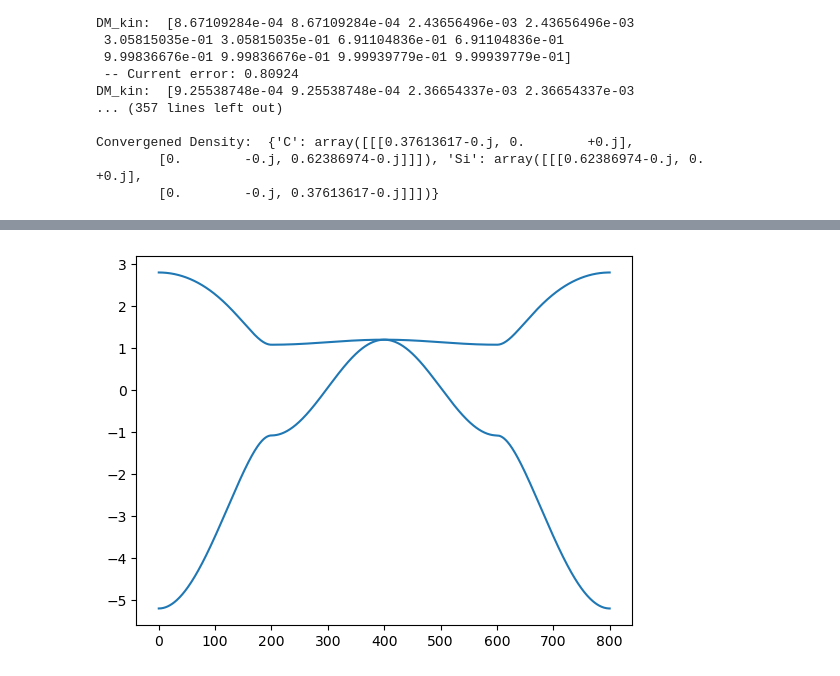
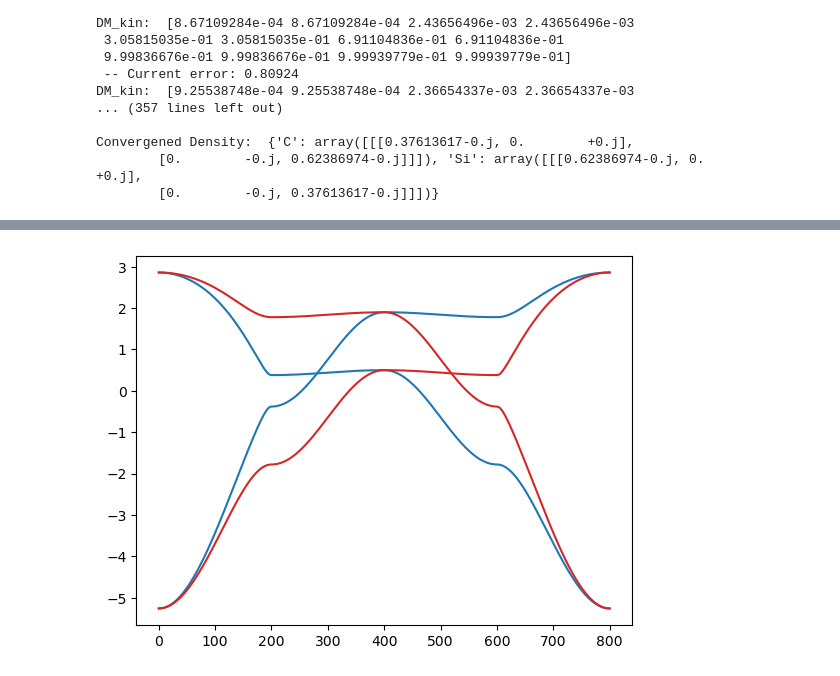
Before and after one commit to floatingCatty/Hubbard, a Jupyter notebook: alter_mag.ipynb, the cells around one changed output, grey strips where cells are left out. Drawn from its saved outputs; the diff is of its cells as text; code cells hidden in the pictures.

```diff
--- a/alter_mag.ipynb
+++ b/alter_mag.ipynb
@@ -305,29 +285,38 @@ plt.show()
 # %%
-import torch
+import numpy as np
 
-kpoints = data["kpoint"]
+kpoints, xpath, _ = abacus_kpath(
+    atoms,
+    np.array([
+        [0,0,0,200],
+        [-0.25,0.25,0,200],
+        [0.0,0.5,0,200],
+        [0.25,0.25,0,200],
+        [0,0,0,1]
+    ])
+    )
 U = 3.5
 deltam=0.2
 
-H_up = torch.stack([
-    2*tm*torch.cos((kpoints[:,0]+kpoints[:,1])*2*torch.pi)+2*tp*torch.cos((kpoints[:,0]-kpoints[:,1])*2*torch.pi),#-U*deltam,
-    2*t*torch.cos(kpoints[:,0]*2*torch.pi) + 2*t*torch.cos(kpoints[:,1]*2*torch.pi),
-    2*t*torch.cos(kpoints[:,0]*2*torch.pi) + 2*t*torch.cos(kpoints[:,1]*2*torch.pi),
-    2*tp*torch.cos((kpoints[:,0]+kpoints[:,1])*2*torch.pi)+2*tm*torch.cos((kpoints[:,0]-kpoints[:,1])*2*torch.pi),#+U*deltam
+H_up = np.stack([
+    2*tm*np.cos((kpoints[:,0]+kpoints[:,1])*2*np.pi)+2*tp*np.cos((kpoints[:,0]-kpoints[:,1])*2*np.pi)-U*deltam,
+    2*t*np.cos(kpoints[:,0]*2*np.pi) + 2*t*np.cos(kpoints[:,1]*2*np.pi),
+    2*t*np.cos(kpoints[:,0]*2*np.pi) + 2*t*np.cos(kpoints[:,1]*2*np.pi),
+    2*tp*np.cos((kpoints[:,0]+kpoints[:,1])*2*np.pi)+2*tm*np.cos((kpoints[:,0]-kpoints[:,1])*2*np.pi)+U*deltam
     ]).T.reshape(-1,2,2)
 
-H_down = torch.stack([
-    2*tm*torch.cos((kpoints[:,0]+kpoints[:,1])*2*torch.pi)+2*tp*torch.cos((kpoints[:,0]-kpoints[:,1])*2*torch.pi),#+U*deltam,
-    2*t*torch.cos(kpoints[:,0]*2*torch.pi) + 2*t*torch.cos(kpoints[:,1]*2*torch.pi),
-    2*t*torch.cos(kpoints[:,0]*2*torch.pi) + 2*t*torch.cos(kpoints[:,1]*2*torch.pi),
-    2*tp*torch.cos((kpoints[:,0]+kpoints[:,1])*2*torch.pi)+2*tm*torch.cos((kpoints[:,0]-kpoints[:,1])*2*torch.pi)#-U*deltam
+H_down = np.stack([
+    2*tm*np.cos((kpoints[:,0]+kpoints[:,1])*2*np.pi)+2*tp*np.cos((kpoints[:,0]-kpoints[:,1])*2*np.pi)+U*deltam,
+    2*t*np.cos(kpoints[:,0]*2*np.pi) + 2*t*np.cos(kpoints[:,1]*2*np.pi),
+    2*t*np.cos(kpoints[:,0]*2*np.pi) + 2*t*np.cos(kpoints[:,1]*2*np.pi),
+    2*tp*np.cos((kpoints[:,0]+kpoints[:,1])*2*np.pi)+2*tm*np.cos((kpoints[:,0]-kpoints[:,1])*2*np.pi)-U*deltam
     ]).T.reshape(-1,2,2)
 # %%
-eigvals_up = torch.linalg.eigvalsh(H_up)
-# eigvals_down = torch.linalg.eigvalsh(H_down)
+eigvals_up = np.linalg.eigvalsh(H_up)
+eigvals_down = np.linalg.eigvalsh(H_down)
 
 plt.plot(eigvals_up, c="tab:blue")
-# plt.plot(eigvals_down, c="tab:red")
+plt.plot(eigvals_down, c="tab:red")
 plt.show()
 # %% [output]
-[figure, old version]
+[figure, new version]
```
Also changed, not shown: parts of 6 cells of this notebook, 6 other files.
